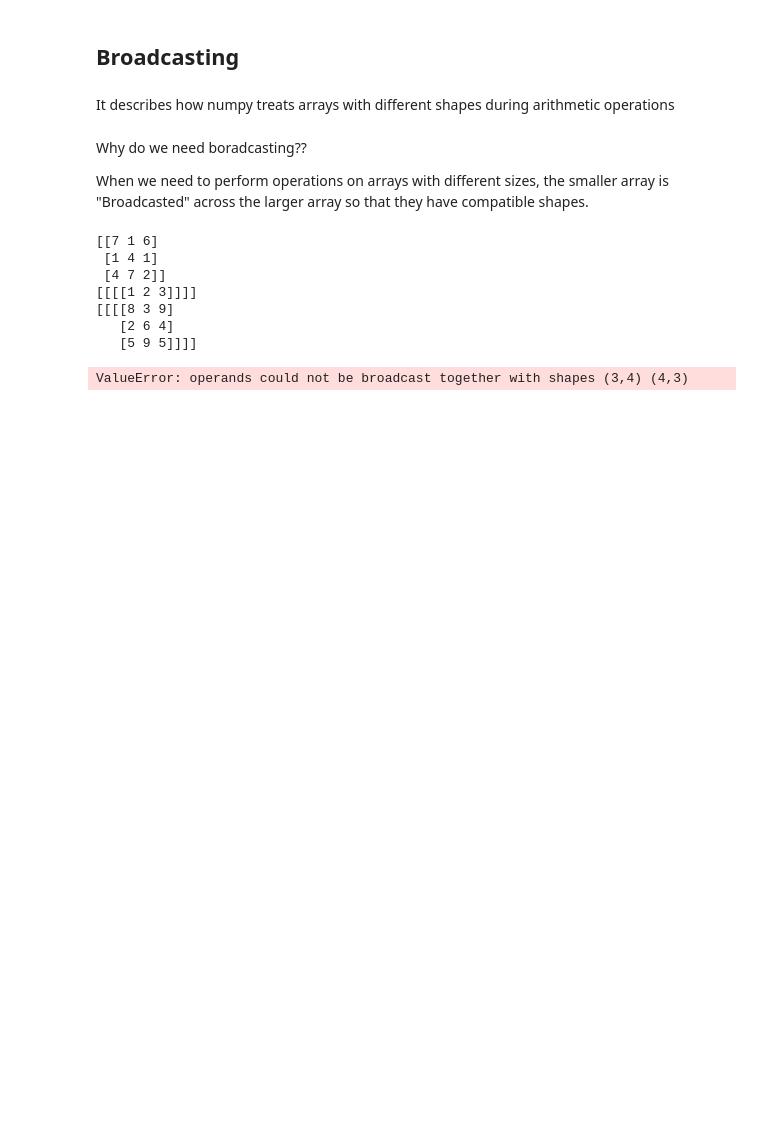
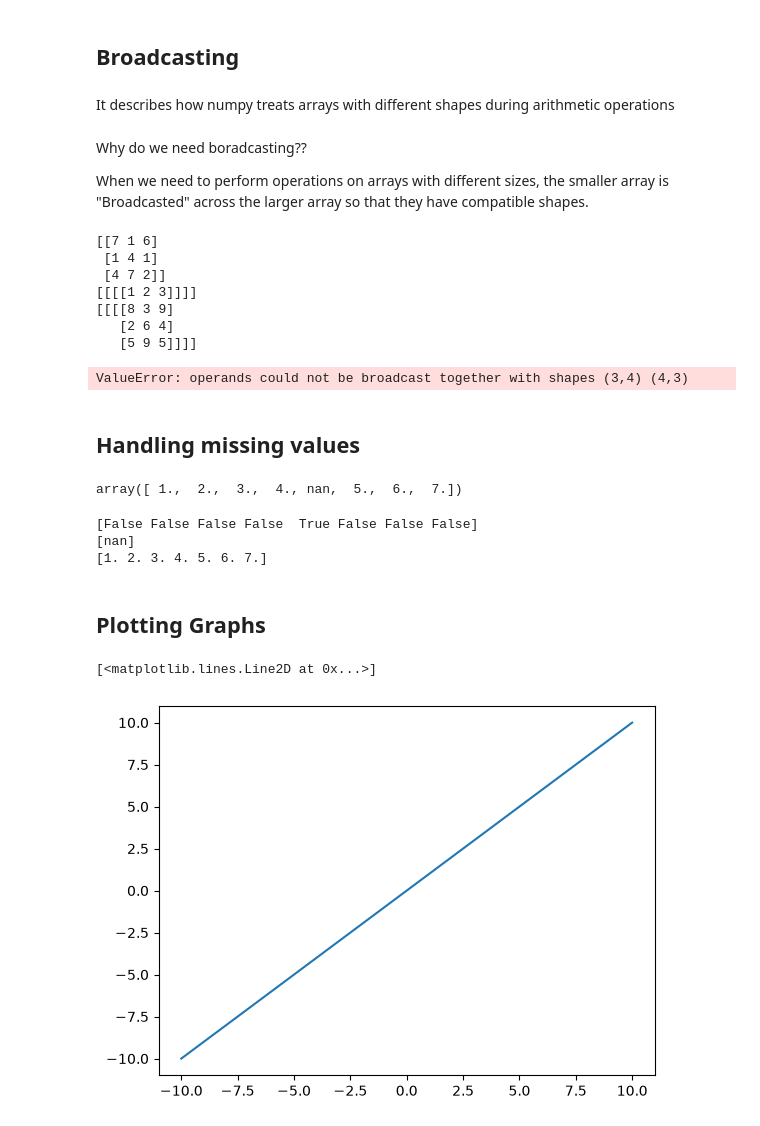
Before and after one commit to sanchit845/100-days-of-python, a Jupyter notebook: Day_19.ipynb, the cells around one changed output. Saved outputs shown, nothing was run; the diff lists cells and outputs as text; code cells hidden in the pictures; blank space fills up the shorter version.

Commit message:
Advanced Numpy

```diff
--- a/Day_19.ipynb
+++ b/Day_19.ipynb
@@ -130,3 +130,32 @@ n4 = np.arange(12).reshape(4,3)
 print(n3+n4) #this will give an error because the shapes of n3 and n4 are not compatible for broadcasting. The shapes must be compatible for broadcasting to work. The rule is that the dimensions must be either equal or one of them must be 1. In this case, the shapes are (3,4) and (4,3) which are not compatible for broadcasting.
 # %% [output]
 ValueError: operands could not be broadcast together with shapes (3,4) (4,3)
+# %% [markdown]
+## Handling missing values
+# %%
+# In numpy, we use 'nan' to specify missing values. In python, we use 'None' to specify missing values. The difference is that 'nan' is a float value and 'None' is an object. This means that 'nan' can be used in mathematical operations, while 'None' cannot. For example, if we try to add 'nan' to a number, we will get 'nan' as the result. But if we try to add 'None' to a number, we will get an error.
+
+n5 = np.array([1,2,3,4,np.nan,5,6,7])
+n5
+# %% [output]
+array([ 1.,  2.,  3.,  4., nan,  5.,  6.,  7.])
+# %%
+print(np.isnan(n5))  #this will return a boolean array with True for the elements that are 'nan' and False for the elements that are not 'nan'
+print(n5[np.isnan(n5)])  #this will return the elements that are 'nan' in the array n5
+print(n5[~np.isnan(n5)])  #this will return the elements that are not 'nan' in the array n5
+# %% [output]
+[False False False False  True False False False]
+[nan]
+[1. 2. 3. 4. 5. 6. 7.]
+# %% [markdown]
+## Plotting Graphs
+# %%
+import matplotlib.pyplot as plt
+
+x = np.linspace(-10,10,100)
+y = x
+
+plt.plot(x,y)
+# %% [output]
+[<matplotlib.lines.Line2D at 0x...>]
+[figure, added]
```
Also changed, not shown: parts of 2 cells of this notebook, 2 other files.
